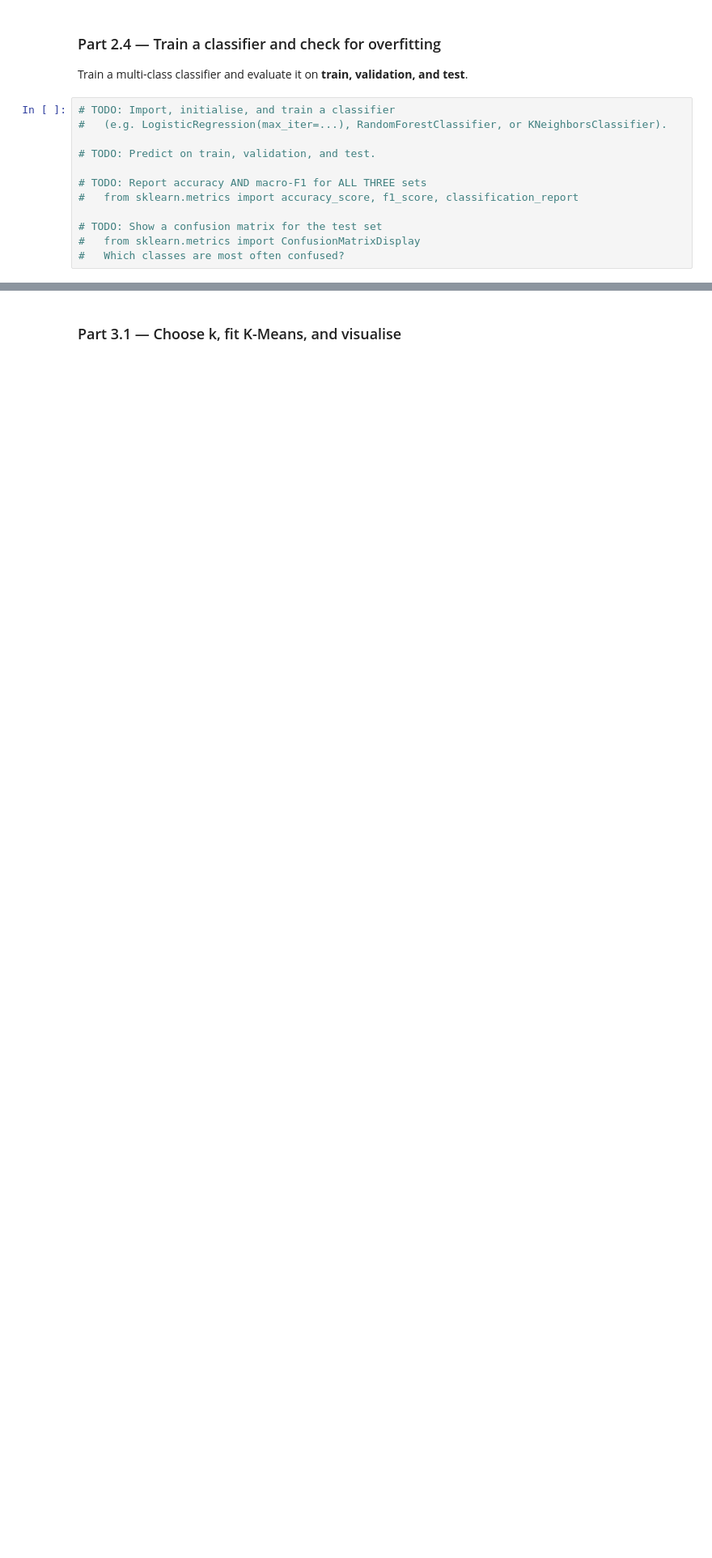
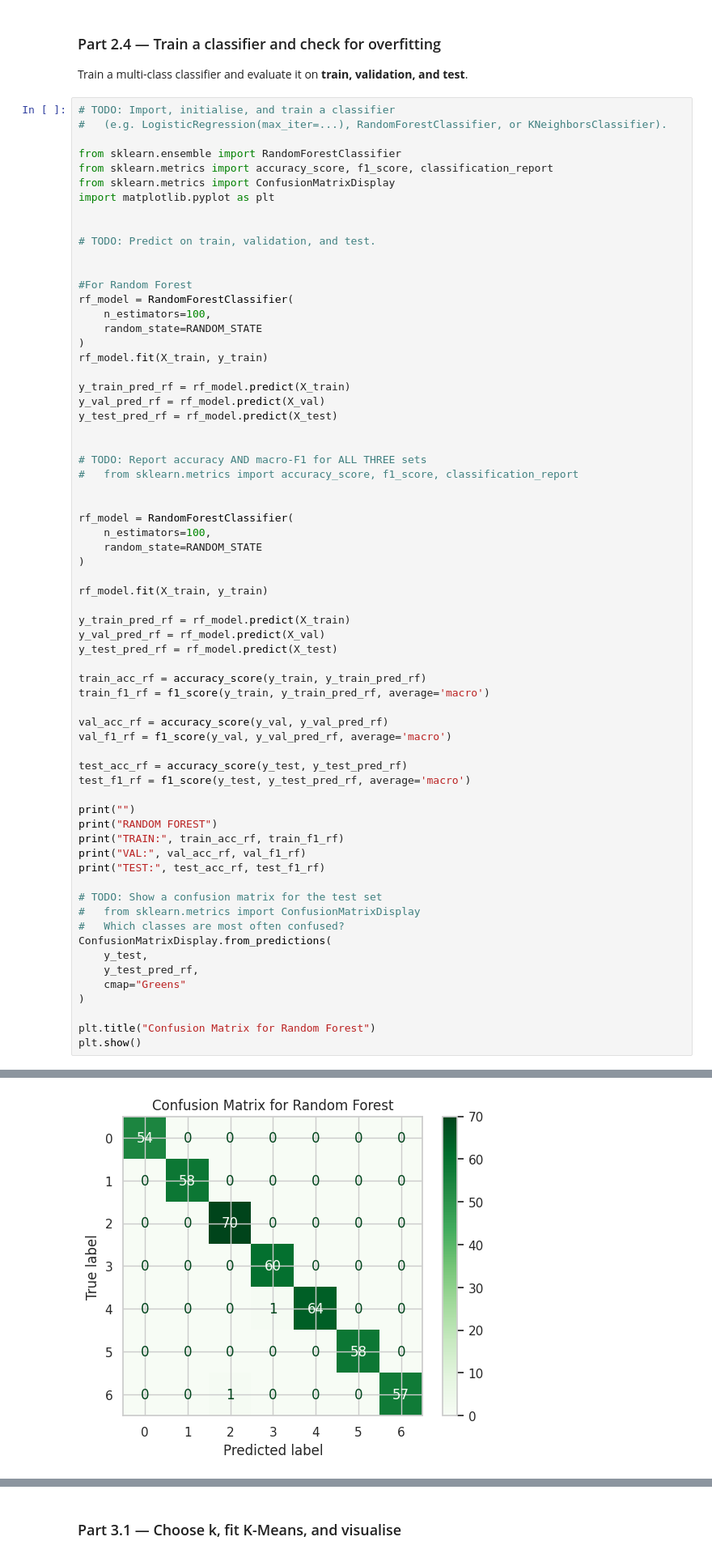
Before and after one commit to joyy-atschool/lab-2-predictive-analytics, a Jupyter notebook: lab_2_predictive_analytics.ipynb, the cells around one changed output, grey strips where cells are left out. Shown at 81% size. Saved outputs shown, nothing was run; the diff lists cells and outputs as text; blank space fills up the shorter version.

```diff
--- a/lab_2_predictive_analytics.ipynb
+++ b/lab_2_predictive_analytics.ipynb
@@ -499,11 +660,66 @@ Train a multi-class classifier and evaluate it on **train, validation, and test*
 # TODO: Import, initialise, and train a classifier
 #   (e.g. LogisticRegression(max_iter=...), RandomForestClassifier, or KNeighborsClassifier).
 
+from sklearn.ensemble import RandomForestClassifier
+from sklearn.metrics import accuracy_score, f1_score, classification_report
+from sklearn.metrics import ConfusionMatrixDisplay
+import matplotlib.pyplot as plt
+
+
 # TODO: Predict on train, validation, and test.
+
+
+#For Random Forest
+rf_model = RandomForestClassifier(
+    n_estimators=100,
+    random_state=RANDOM_STATE
+)
+rf_model.fit(X_train, y_train)
+
+y_train_pred_rf = rf_model.predict(X_train)
+y_val_pred_rf = rf_model.predict(X_val)
+y_test_pred_rf = rf_model.predict(X_test)
+
 
 # TODO: Report accuracy AND macro-F1 for ALL THREE sets
 #   from sklearn.metrics import accuracy_score, f1_score, classification_report
 
+
+rf_model = RandomForestClassifier(
+    n_estimators=100,
+    random_state=RANDOM_STATE
+)
+
+rf_model.fit(X_train, y_train)
+
+y_train_pred_rf = rf_model.predict(X_train)
+y_val_pred_rf = rf_model.predict(X_val)
+y_test_pred_rf = rf_model.predict(X_test)
+
+train_acc_rf = accuracy_score(y_train, y_train_pred_rf)
+train_f1_rf = f1_score(y_train, y_train_pred_rf, average='macro')
+
+val_acc_rf = accuracy_score(y_val, y_val_pred_rf)
+val_f1_rf = f1_score(y_val, y_val_pred_rf, average='macro')
+
+test_acc_rf = accuracy_score(y_test, y_test_pred_rf)
+test_f1_rf = f1_score(y_test, y_test_pred_rf, average='macro')
+
+print("")
+print("RANDOM FOREST")
+print("TRAIN:", train_acc_rf, train_f1_rf)
+print("VAL:", val_acc_rf, val_f1_rf)
+print("TEST:", test_acc_rf, test_f1_rf)
+
 # TODO: Show a confusion matrix for the test set
 #   from sklearn.metrics import ConfusionMatrixDisplay
 #   Which classes are most often confused?
+ConfusionMatrixDisplay.from_predictions(
+    y_test,
+    y_test_pred_rf,
+    cmap="Greens"
+)
+
+plt.title("Confusion Matrix for Random Forest")
+plt.show()
+# %% [output]
@@ -510,3 +730,4 @@ Train a multi-class classifier and evaluate it on **train, validation, and test*
+[figure, added]
 # %% [markdown]
 **Student Reasoning — Classification evaluation & overfitting**
 *1. Which classifier did you choose and why?*
```
Also changed, not shown: parts of 10 cells of this notebook.
